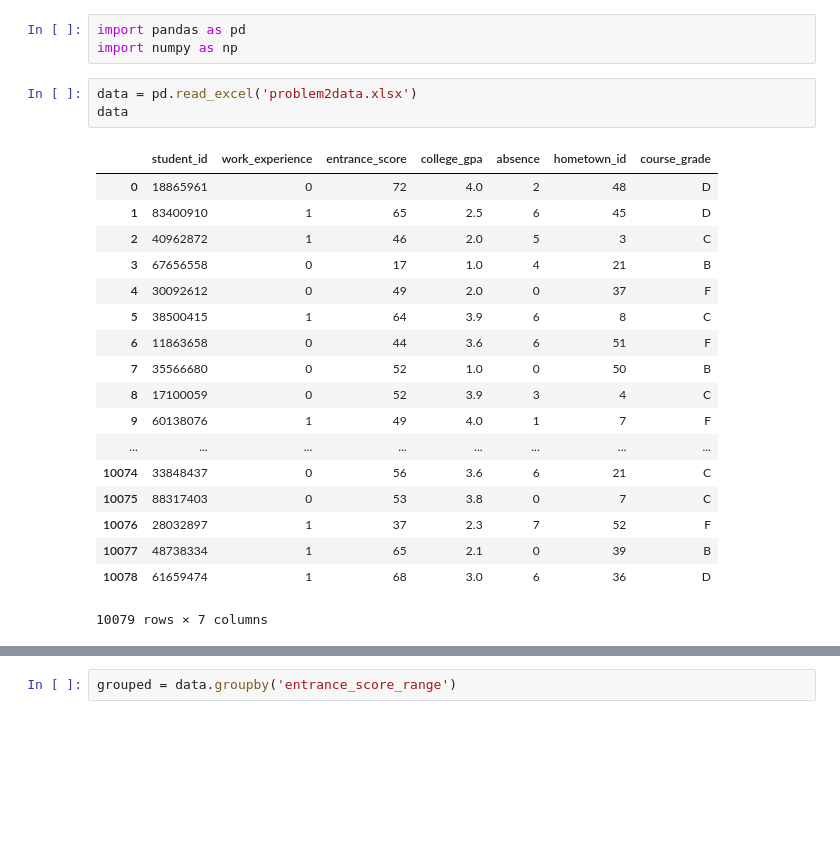
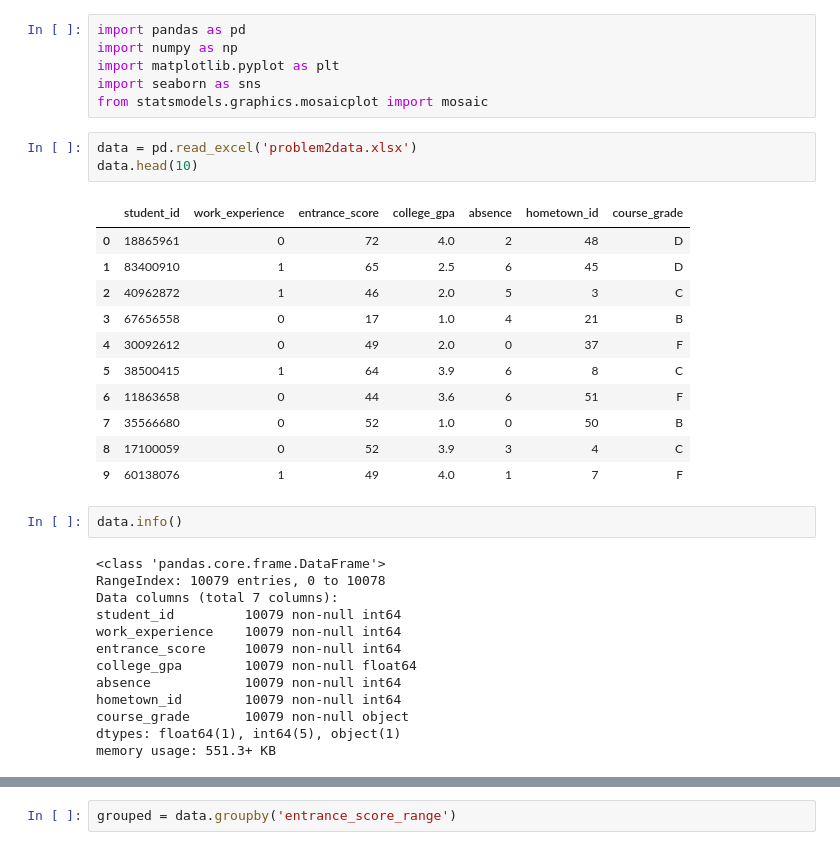
Before and after one commit to hieuchuduc/VEF_problems, a Jupyter notebook: solutions.ipynb, the cells around one changed output, grey strips where cells are left out. Cells and saved outputs as stored; diff of their text form; blank space fills up the shorter version.

```diff
--- a/solutions.ipynb
+++ b/solutions.ipynb
@@ -1,25 +1,36 @@
 # %%
 import pandas as pd
 import numpy as np
+import matplotlib.pyplot as plt
+import seaborn as sns
+from statsmodels.graphics.mosaicplot import mosaic
 # %%
 data = pd.read_excel('problem2data.xlsx')
-data
+data.head(10)
 # %% [output]
 |  | student_id | work_experience | entrance_score | college_gpa | absence | hometown_id | course_grade |
 | 0 | 18865961 | 0 | 72 | 4.0 | 2 | 48 | D |
 | 1 | 83400910 | 1 | 65 | 2.5 | 6 | 45 | D |
 | 2 | 40962872 | 1 | 46 | 2.0 | 5 | 3 | C |
 | 3 | 67656558 | 0 | 17 | 1.0 | 4 | 21 | B |
 | 4 | 30092612 | 0 | 49 | 2.0 | 0 | 37 | F |
 | 5 | 38500415 | 1 | 64 | 3.9 | 6 | 8 | C |
 | 6 | 11863658 | 0 | 44 | 3.6 | 6 | 51 | F |
 | 7 | 35566680 | 0 | 52 | 1.0 | 0 | 50 | B |
 | 8 | 17100059 | 0 | 52 | 3.9 | 3 | 4 | C |
 | 9 | 60138076 | 1 | 49 | 4.0 | 1 | 7 | F |
-| ... | ... | ... | ... | ... | ... | ... | ... |
-| 10074 | 33848437 | 0 | 56 | 3.6 | 6 | 21 | C |
-| 10075 | 88317403 | 0 | 53 | 3.8 | 0 | 7 | C |
-| 10076 | 28032897 | 1 | 37 | 2.3 | 7 | 52 | F |
-| 10077 | 48738334 | 1 | 65 | 2.1 | 0 | 39 | B |
-| 10078 | 61659474 | 1 | 68 | 3.0 | 6 | 36 | D |
-10079 rows × 7 columns
+# %%
+data.info()
+# %% [output]
+<class 'pandas.core.frame.DataFrame'>
+RangeIndex: 10079 entries, 0 to 10078
+Data columns (total 7 columns):
+student_id         10079 non-null int64
+work_experience    10079 non-null int64
+entrance_score     10079 non-null int64
+college_gpa        10079 non-null float64
+absence            10079 non-null int64
+hometown_id        10079 non-null int64
+course_grade       10079 non-null object
+dtypes: float64(1), int64(5), object(1)
+memory usage: 551.3+ KB
```
Also changed, not shown: parts of 11 cells of this notebook.
